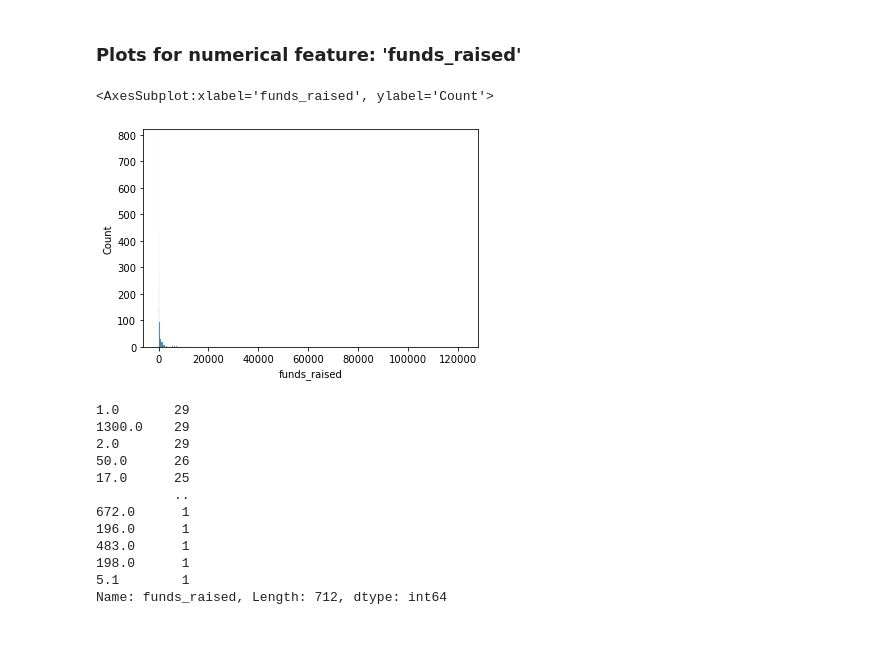
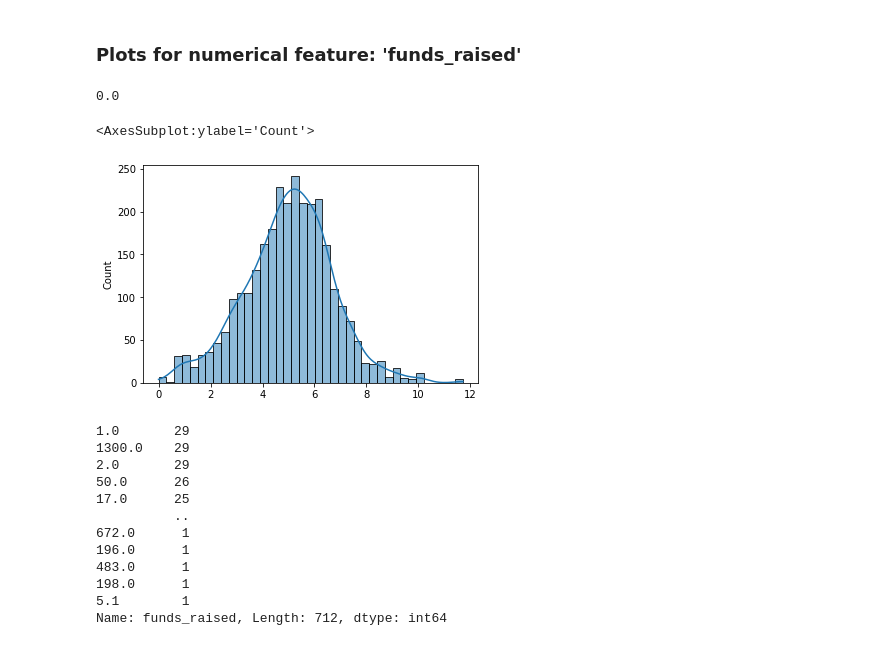
Before and after one commit to GilenW/CSE151A_FINAL_PROJECT, a Jupyter notebook: final_project.ipynb, the cells around one changed output. Drawn from its saved outputs; the diff is of its cells as text; code cells hidden in the pictures.

```diff
--- a/final_project.ipynb
+++ b/final_project.ipynb
@@ -140,11 +140,20 @@ layoffdf['percentage_laid_off'].value_counts()
 Name: percentage_laid_off, Length: 77, dtype: int64
 # %% [markdown]
 ### Plots for numerical feature: 'funds_raised'
-# %%
-sns.histplot(layoffdf['funds_raised'])
-# %% [output]
-<AxesSubplot:xlabel='funds_raised', ylabel='Count'>
-[figure, removed]
+# %%
+funds = list(layoffdf['funds_raised'])
+#get rid of NaN for visualization
+funds = [x for x in funds if ~np.isnan(x)]
+#funds contain minimum number 0, which is unable to use log scale
+min(funds)
+# %% [output]
+0.0
+# %%
+#log1p adds 1 to all the zero numbers
+sns.histplot(np.log1p(funds),kde=True)
+# %% [output]
+<AxesSubplot:ylabel='Count'>
+[figure, added]
 # %%
 layoffdf['funds_raised'].value_counts()
 # %% [output]
```
Also changed, not shown: parts of 8 cells of this notebook, 1 other file.
